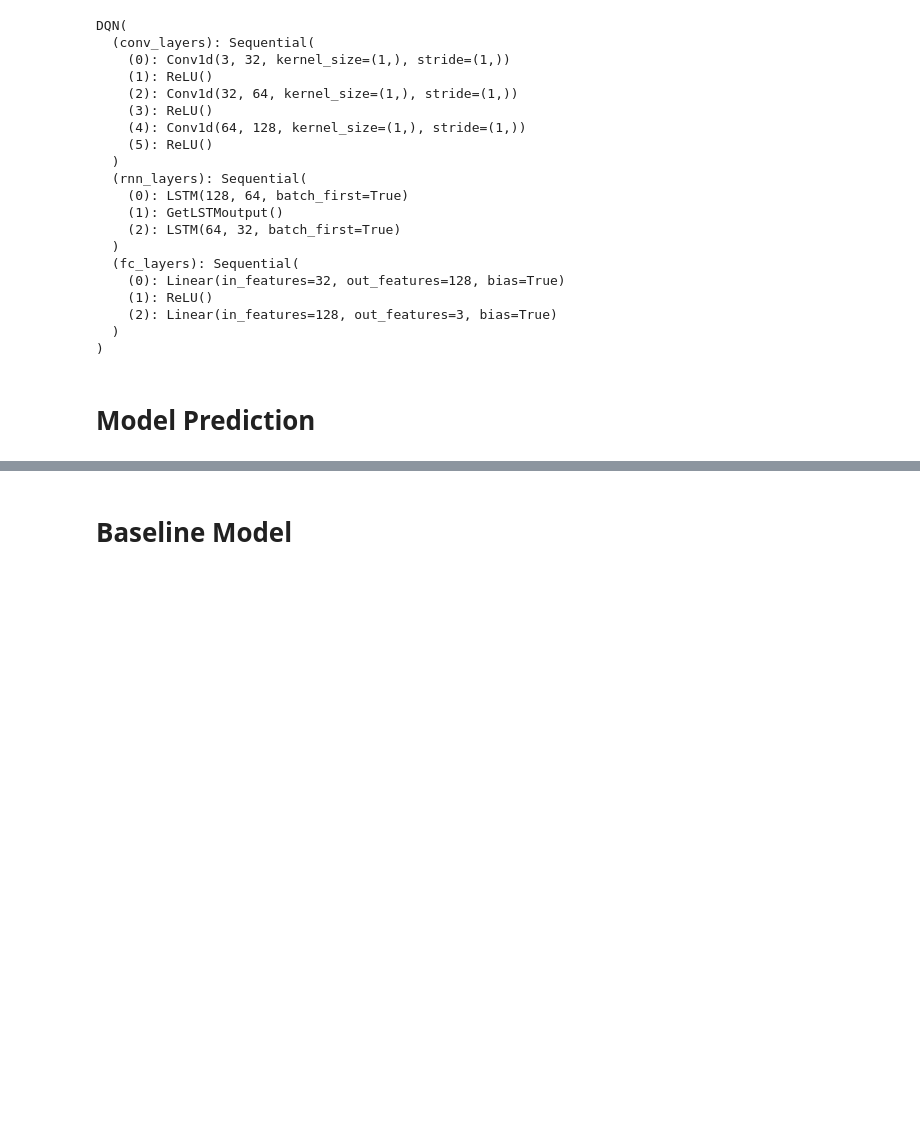
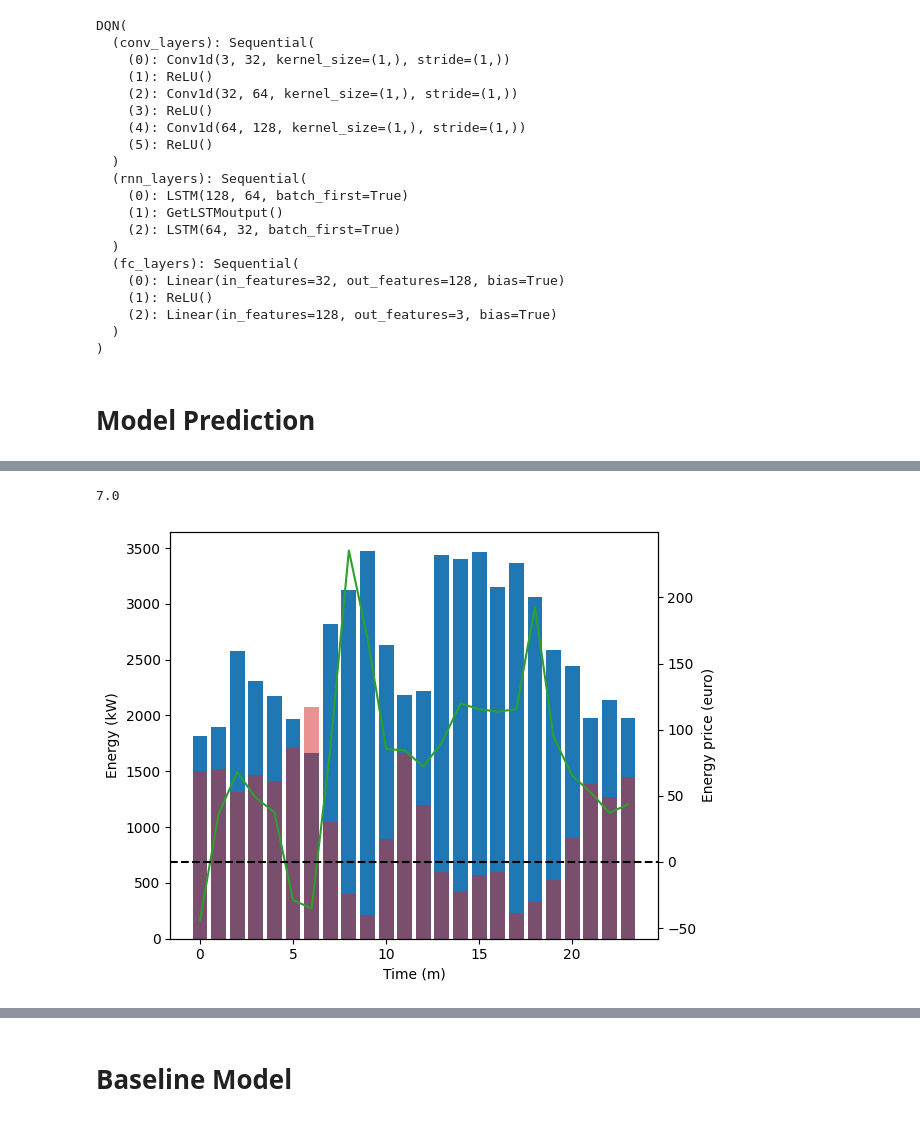
Before and after one commit to leidindi/PPO-RL-AGENT, a Jupyter notebook: model/SimpleBatter_note.ipynb, the cells around one changed output, grey strips where cells are left out. Drawn from its saved outputs; the diff is of its cells as text; code cells hidden in the pictures; blank space fills up the shorter version.

Commit message:
Fixen environment for minute data and also trained model on 50 episodes with 7 days

```diff
--- a/model/SimpleBatter_note.ipynb
+++ b/model/SimpleBatter_note.ipynb
@@ -17,7 +17,7 @@ import torch.nn.functional as F
 
 from gymnasium.wrappers import FlattenObservation
 
-env = gym.make('gym_environment:gym_environment/SimpleBattery')
+env = gym.make('gym_environment:gym_environment/SimpleBattery', days=7)
 env = FlattenObservation(env)
 
 # setup plots
@@ -336,7 +335,7 @@ DQN(
 # %% [markdown]
 # Model Prediction
 # %%
-env = gym.make('gym_environment:gym_environment/SimpleBattery')
+env = gym.make('gym_environment:gym_environment/SimpleBattery', days=30)
 env = FlattenObservation(env)
 
 episodes = 1
@@ -345,8 +344,8 @@ kW_min = 10
 
 episode_take = []
 episode_give = []
-episode_take_price = []
-episode_feed_price = []
+episode_energy_price = []
+episode_reward = []
 
 # Predictions
 for ep in range(episodes):
@@ -379,11 +378,8 @@ for ep in range(episodes):
             else:
                 episode_give.append(0)
                 episode_take.append(0)
-            episode_take_price.append(observation[1])
-            episode_feed_price.append(observation[2])
-
-
-
+            episode_energy_price.append(info['imb']['imbalance_take_price'])
+            episode_reward.append(reward.item())
 
         # Move to the next state
         state = next_state
@@ -394,41 +390,43 @@ for ep in range(episodes):
+# %%
+print(len(episode_energy_price)/1440)
+# %% [output]
+7.0
 # %%
 fig, ax1 = plt.subplots()
 
 daily_take = np.array(episode_take).reshape(7, 24, 60)
 daily_give = np.array(episode_give).reshape(7, 24, 60)
-daily_feed_price = np.array(episode_feed_price).reshape(7, 24, 60)
-daily_take_price = np.array(episode_take_price).reshape(7, 24, 60)
+daily_price = np.array(episode_energy_price).reshape(7, 24, 60)
 
 hourday_average_take = np.sum(daily_take, axis = 2)
 hourday_average_give = np.sum(daily_give, axis = 2)
-hourday_average_feed_price = np.mean(daily_feed_price, axis = 2)
-hourday_average_take_price = np.mean(daily_take_price, axis = 2)
+hourday_average_price = np.mean(daily_price, axis = 2)
 
 overall_hour_take = np.sum(hourday_average_take, axis = 0)
 overall_hour_give = np.sum(hourday_average_give, axis = 0)
-overall_hour_feed_price = np.mean(hourday_average_feed_price, axis = 0)
-overall_hour_take_price = np.mean(hourday_average_take_price, axis = 0)
+overall_hour_price = np.mean(hourday_average_price, axis = 0)
 
 x = range(24)
 
 color = 'k'
 ax1.set_xlabel('Time (m)')
 ax1.set_ylabel('Energy (kW)', color=color)
 ax1.bar(x, overall_hour_give, color='tab:blue', alpha=1)
 ax1.bar(x, overall_hour_take, color='tab:red', alpha=0.5)
 ax1.tick_params(axis='y', labelcolor=color)
 
 ax2 = ax1.twinx()
 
 color = 'k'
 ax2.set_ylabel('Energy price (euro)', color=color)
-ax2.plot(overall_hour_feed_price, color='tab:orange')
-ax2.plot(overall_hour_take_price, color='tab:green')
+ax2.plot(overall_hour_price, color='tab:green')
 ax2.tick_params(axis='y', labelcolor=color)
 
 fig.tight_layout()
 plt.axhline(y=0, color='black', linestyle='--')
 plt.show()
+# %% [output]
+[figure, added]
 # %%
 fig, ax1 = plt.subplots()
 
```
Also changed, not shown: parts of 9 cells of this notebook, 3 other files.
